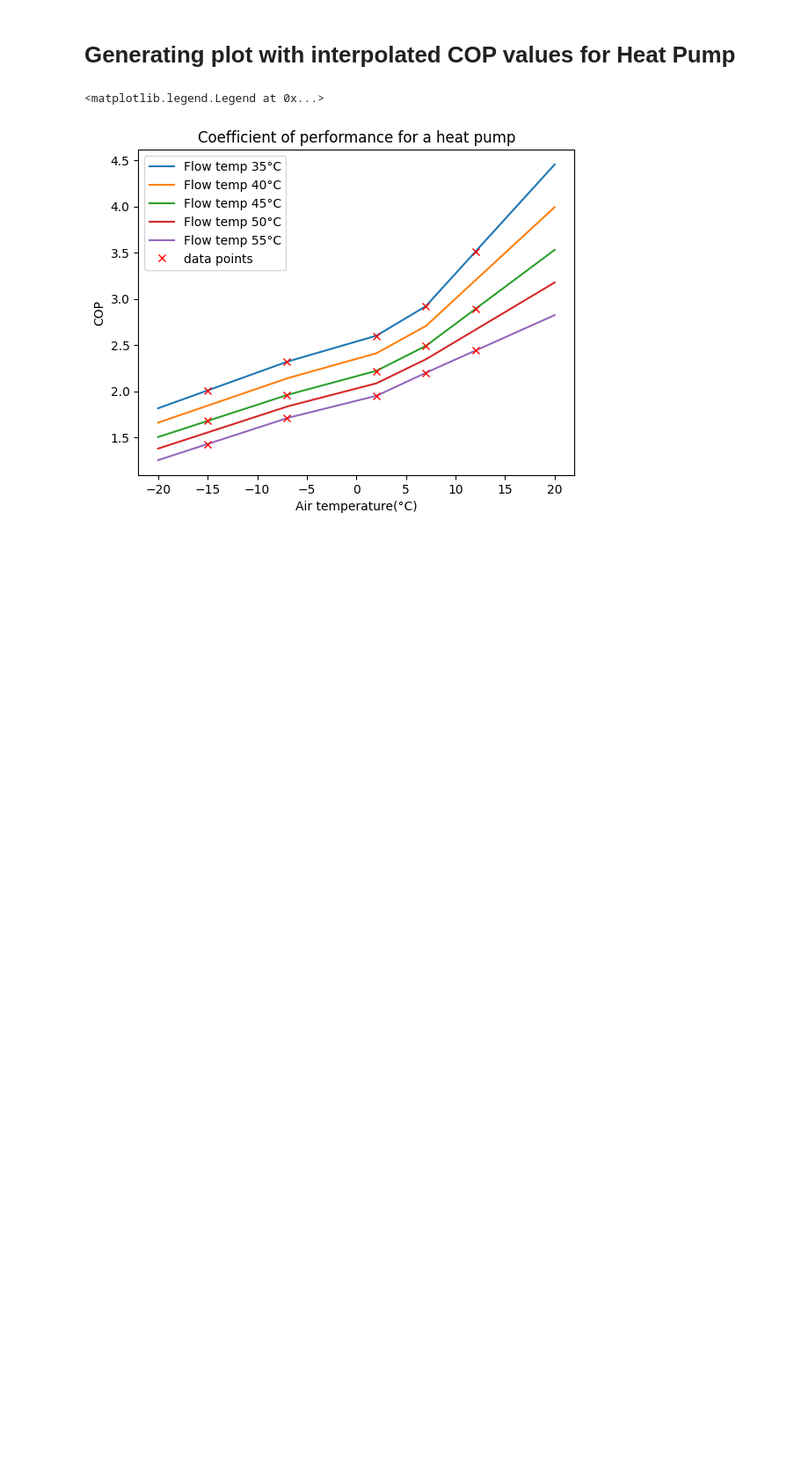
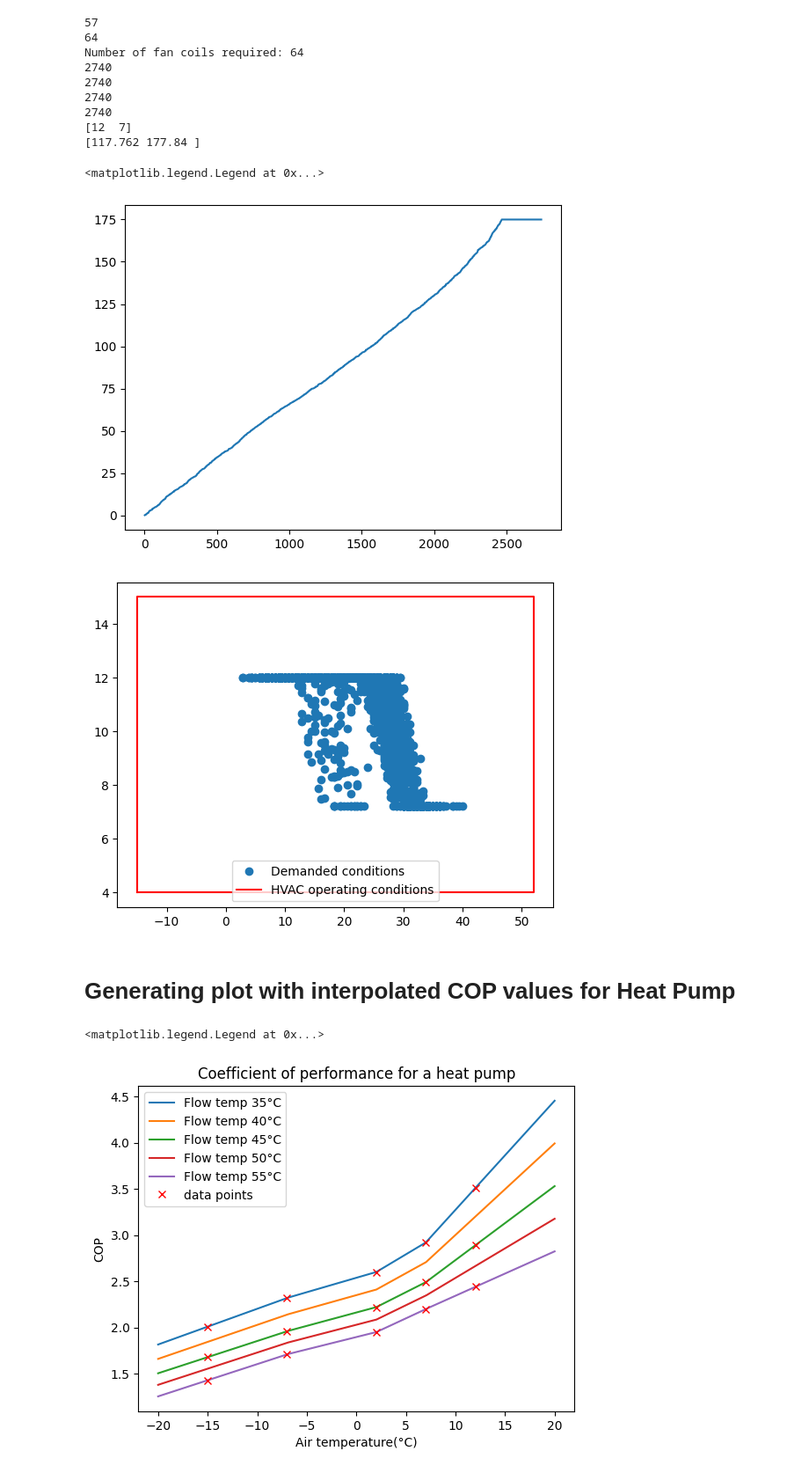
Before and after one commit to SNaylor12543/Variable_Output_Temperature_Heat_Pump, a Jupyter notebook: Notebook.ipynb, the cells around one changed output. Shown at 88% size. Drawn from its saved outputs; the diff is of its cells as text; code cells hidden in the pictures; blank space fills up the shorter version.

```diff
--- a/Notebook.ipynb
+++ b/Notebook.ipynb
@@ -1,3 +52,61 @@
+# %%
+from Modules.Heating import Heating_Distribution
+import Modules.Data as Data
+import matplotlib.pyplot as plt
+import numpy as np
+
+heat_pump_capacity = 305
+HVAC_capacity = 175
+
+HD = Heating_Distribution("Data/HFP-550LM-Z1", heat_pump_capacity, HVAC_capacity)
+
+# Cooling conditions
+
+plt.figure(2)
+
+air_temp = Data.column_from_csv("Data/XL-BES-Tool_Output.csv", "External temperture (ºC)")
+cooling_demand = Data.column_from_csv("Data/XL-BES-Tool_Output.csv", "Cooling_thermal_load(kW)")
+
+cooling_demand = np.clip(cooling_demand, 0, HVAC_capacity)
+
+indices = [i for i, x in enumerate(cooling_demand) if x == 0]
+cooling_demand = np.delete(cooling_demand, indices)
+air_temp = np.delete(air_temp, indices)
+print(len(air_temp))
+print(len(cooling_demand))
+
+plt.figure(2)
+plt.plot(np.arange(1,len(cooling_demand)+1,1), np.sort(cooling_demand))
+
+plt.figure(1)
+
+indices = [i for i, x in enumerate(cooling_demand) if x == 0]
+cooling_demand = np.delete(cooling_demand, indices)
+air_temp = np.delete(air_temp, indices)
+print(len(air_temp))
+print(len(cooling_demand))
+
+hydronics_temp = HD.interp_flow_temp_cooling(cooling_demand)
+
+plt.plot(air_temp, hydronics_temp, marker="o", label="Demanded conditions", linestyle="None")
+
+air_temp_op_conditions = np.array([-15, -15, 52, 52, -15])
+hydronics_temp_op_conditions = np.array([4, 15, 15, 4, 4])
+plt.plot(air_temp_op_conditions, hydronics_temp_op_conditions, color="red", label="HVAC operating conditions")
+plt.legend()
+# %% [output]
+57
+64
+Number of fan coils required: 64
+2740
+2740
+2740
+2740
+[12  7]
+[117.762 177.84 ]
+<matplotlib.legend.Legend at 0x...>
+[figure, added]
+[figure, added]
 # %% [markdown]
 # Generating plot with interpolated COP values for Heat Pump
 # %%
```
Also changed, not shown: parts of 4 cells of this notebook, 6 other files.
